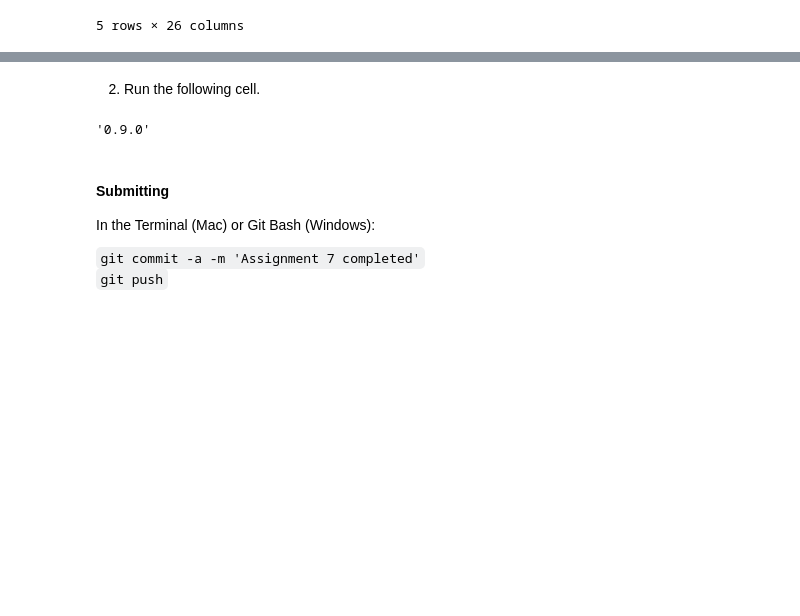
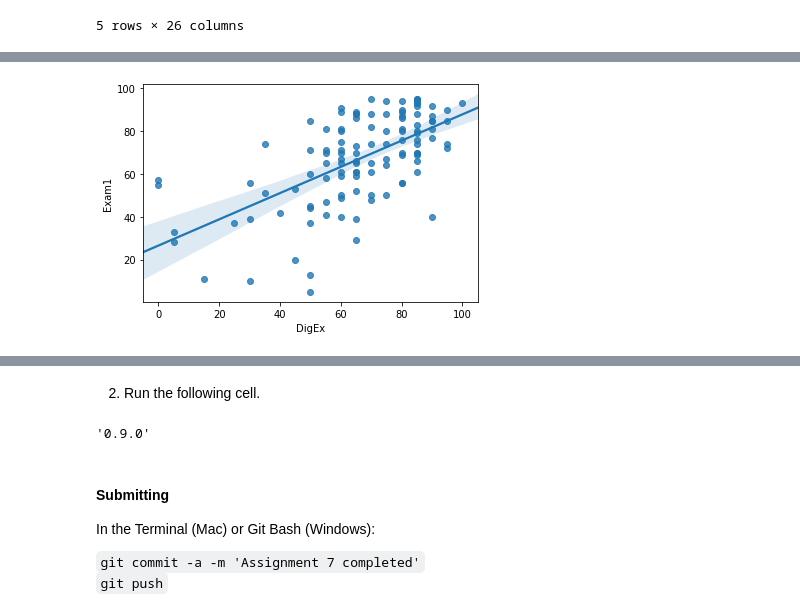
Before and after one commit to ahabtemichael/uri_csc593, a Jupyter notebook: homework/Assignment 7.ipynb, the cells around one changed output, grey strips where cells are left out. Drawn from its saved outputs; the diff is of its cells as text; code cells hidden in the pictures; blank space fills up the shorter version.

```diff
--- a/homework/Assignment 7.ipynb
+++ b/homework/Assignment 7.ipynb
@@ -52,0 +111,5 @@ proj_pd.head()
+# %%
+sns.regplot('DigEx', 'Exam1', data=proj_pd)
+plt.show()
+# %% [output]
+[figure, added]
```
Also changed, not shown: parts of 5 cells of this notebook, 3 other files.
